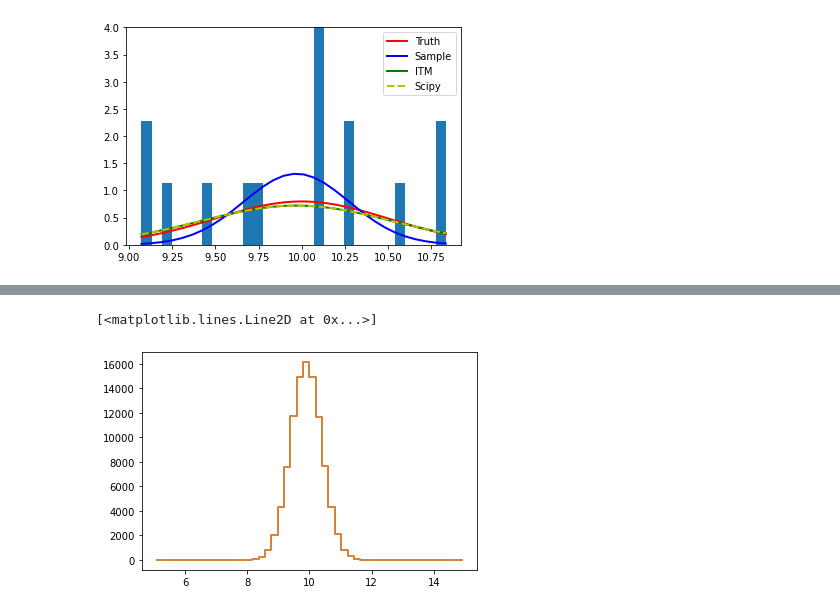
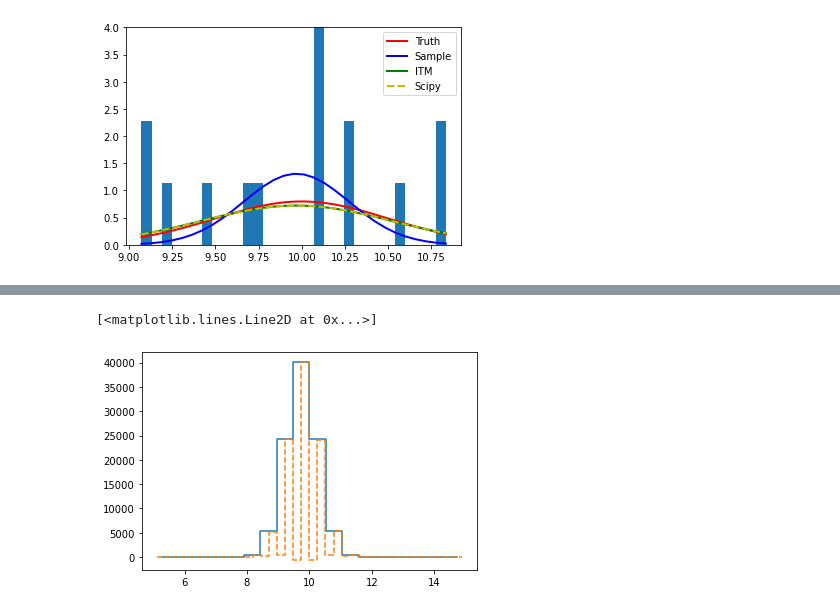
Before and after one commit to MeighenBergerS/inthemoment, a Jupyter notebook: examples/example.ipynb, the cells around one changed output, grey strips where cells are left out. Saved outputs shown, nothing was run; the diff lists cells and outputs as text; code cells hidden in the pictures.

```diff
--- a/examples/example.ipynb
+++ b/examples/example.ipynb
@@ -67,11 +67,11 @@ fig.savefig("fit_res.png", facecolor='white', dpi=500)
 [figure]
 # %%
 # Example for the rebinning
-count, bins = np.histogram(itm.sample, np.linspace(5., 15., 50), density=False)
+count, bins = np.histogram(itm.sample, np.linspace(5., 15., 20), density=False)
 old_grid = (bins[1:] + bins[:-1]) / 2.
-new_grid_edges = np.linspace(5., 15., 50)
+new_grid_edges = np.linspace(5., 15., 40)
 # %%
 new_counts, new_grid, new_widths, new_edges = itm.rebin(
     count, old_grid, new_grid_edges,
-    binning_scheme="Lin", negatives=False
+    binning_scheme="Lin", negatives=True
 )
@@ -78,6 +96,6 @@ new_counts, new_grid, new_widths, new_edges = itm.rebin(
 # %%
 plt.step(old_grid, count)
-plt.step(new_grid, new_counts)
+plt.step(new_grid, new_counts, ls='--')
 # %% [output]
 [<matplotlib.lines.Line2D at 0x...>]
-[figure, old version]
+[figure, new version]
```
Also changed, not shown: parts of 5 cells of this notebook, 1 other file.
